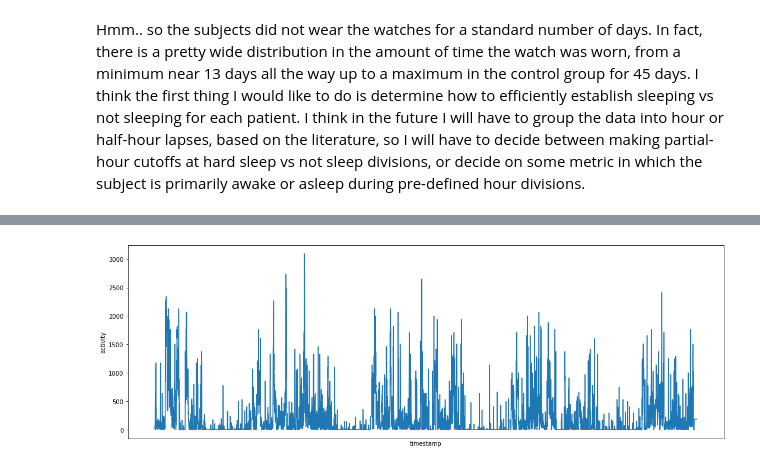
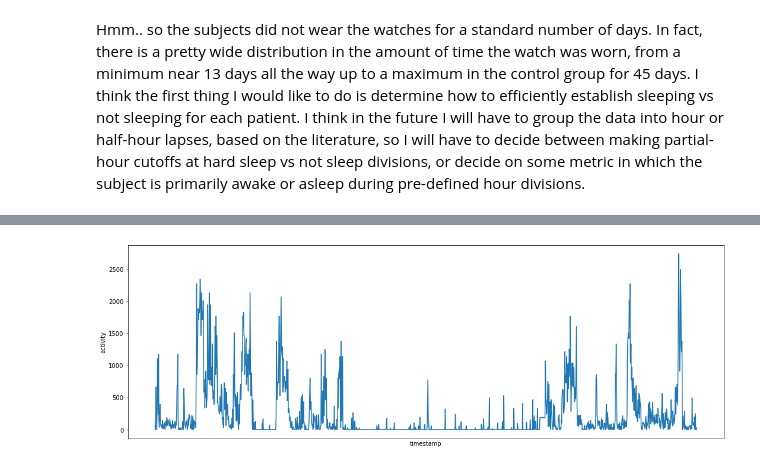
Before and after one commit to mattlegro/MDD-Classification-Project, a Jupyter notebook: preprocessing_and_features.ipynb, the cells around one changed output, grey strips where cells are left out. Cells and saved outputs as stored; diff of their text form; code cells hidden in the pictures.

```diff
--- a/preprocessing_and_features.ipynb
+++ b/preprocessing_and_features.ipynb
@@ -48,3 +71,11 @@ condition_dfs['condition_1'].head()
+# %%
+for df in condition_dfs:
+    condition_dfs[df] = condition_dfs[df].drop(columns = 'date')
+    condition_dfs[df].timestamp = pd.to_datetime(condition_dfs[df].timestamp)
+# %%
+for df in control_dfs:
+    control_dfs[df] = control_dfs[df].drop(columns = 'date')
+    control_dfs[df].timestamp = pd.to_datetime(control_dfs[df].timestamp)
 # %%
 for patient in condition_dfs:
     print(condition_dfs[patient].shape[0]/60/24)
@@ -98,6 +135,6 @@ ax1.axes.xaxis.set_ticks([]);
 # %%
 fig2, ax2 = plt.subplots(figsize = (18,6));
-sns.lineplot(data = control_dfs['control_1'].iloc[:6000], x = 'timestamp', y = 'activity');
+sns.lineplot(data = control_dfs['control_1'].iloc[:1500], x = 'timestamp', y = 'activity');
 ax2.axes.xaxis.set_ticks([]);
 # %% [output]
-[figure, old version]
+[figure, new version]
```
Also changed, not shown: parts of 16 cells of this notebook.
